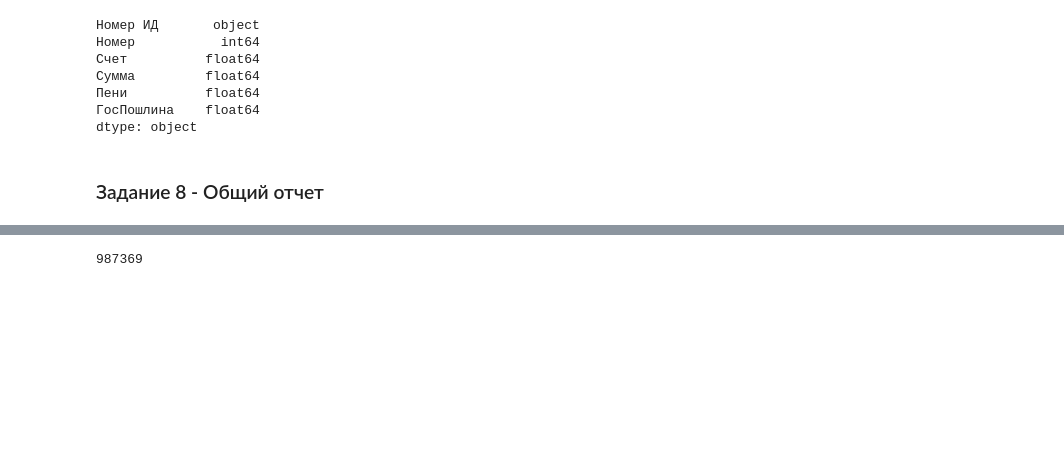
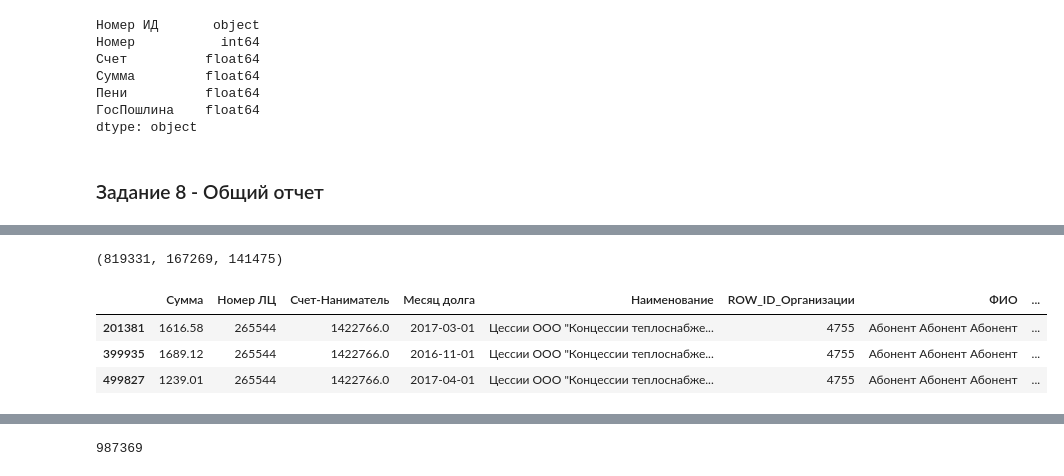
Before and after one commit to Neirohirurg/practice, a Jupyter notebook: src/test.ipynb, the cells around one changed output, grey strips where cells are left out. Drawn from its saved outputs; the diff is of its cells as text; code cells hidden in the pictures; blank space fills up the shorter version.

```diff
--- a/src/test.ipynb
+++ b/src/test.ipynb
@@ -216,0 +205,11 @@ df_ces
+# %%
+df_ost.shape[0], df_ces.shape[0], df_mun.shape[0]
+# %% [output]
+(819331, 167269, 141475)
+# %%
+lscopy[lscopy['Номер ЛЦ'] == 265544]
+# %% [output]
+|  | Сумма | Номер ЛЦ | Счет-Наниматель | Месяц долга | Наименование | ROW_ID_Организации | ФИО | ... |
+| 201381 | 1616.58 | 265544 | 1422766.0 | 2017-03-01 | Цессии ООО "Концессии теплоснабже... | 4755 | Абонент Абонент Абонент | ... |
+| 399935 | 1689.12 | 265544 | 1422766.0 | 2016-11-01 | Цессии ООО "Концессии теплоснабже... | 4755 | Абонент Абонент Абонент | ... |
+| 499827 | 1239.01 | 265544 | 1422766.0 | 2017-04-01 | Цессии ООО "Концессии теплоснабже... | 4755 | Абонент Абонент Абонент | ... |
```
Also changed, not shown: parts of 12 cells of this notebook, 4 other files.
